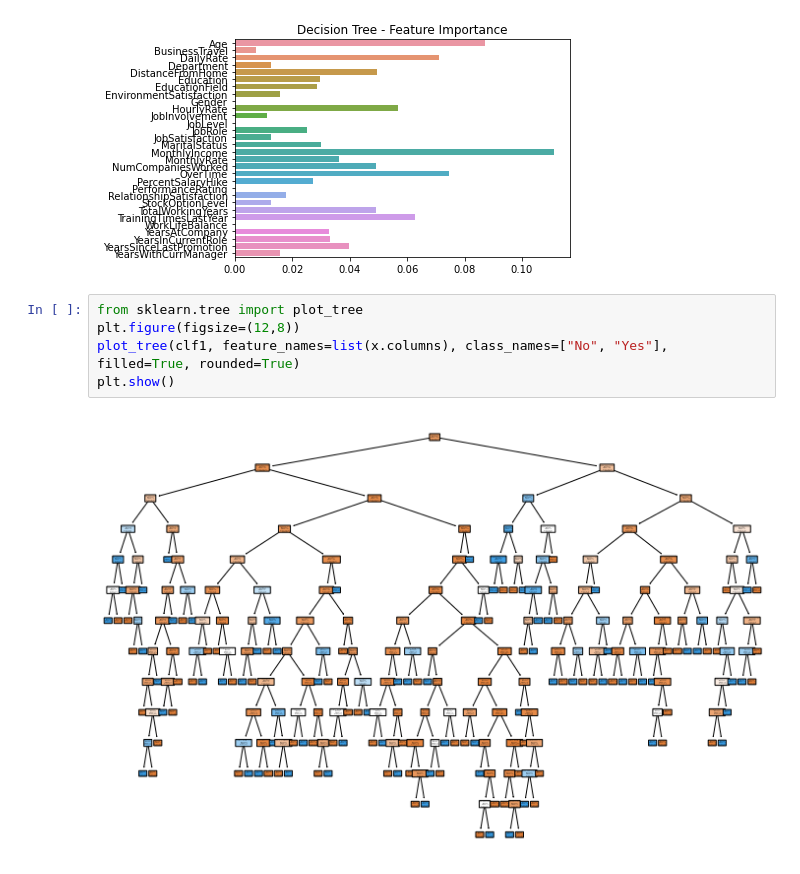
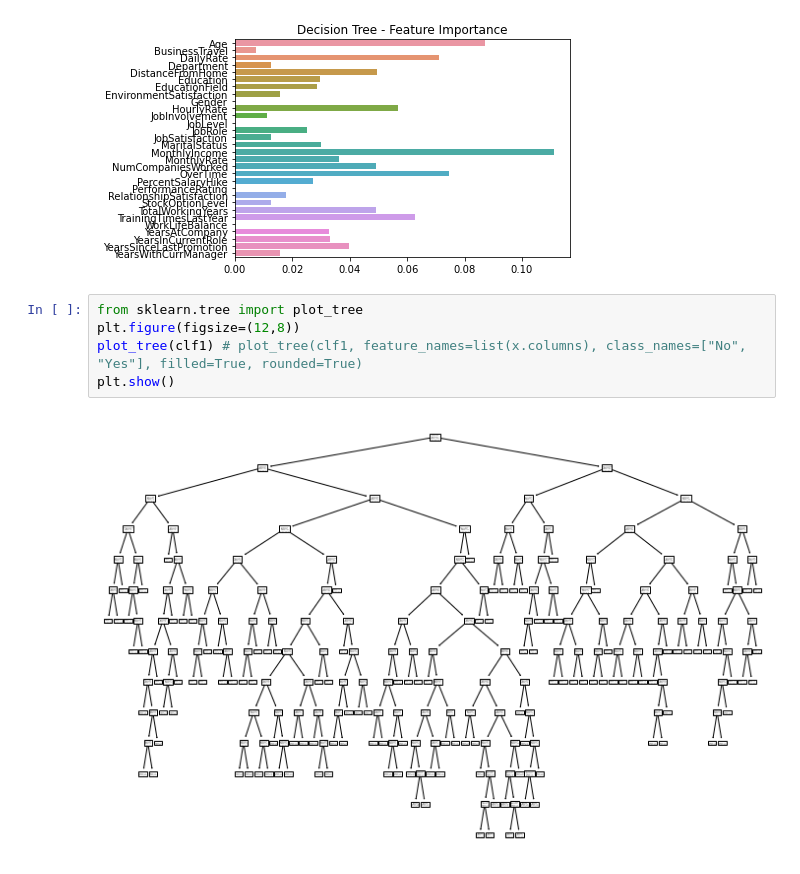
Before and after one commit to iamomkar11/Machine-Learning, a Jupyter notebook: DecisionTrees.ipynb, the cells around one changed output. Saved outputs shown, nothing was run; the diff lists cells and outputs as text.

```diff
--- a/DecisionTrees.ipynb
+++ b/DecisionTrees.ipynb
@@ -158,7 +158,7 @@ plt.show()
 # %%
 from sklearn.tree import plot_tree
 plt.figure(figsize=(12,8))
-plot_tree(clf1, feature_names=list(x.columns), class_names=["No", "Yes"], filled=True, rounded=True)
+plot_tree(clf1) # plot_tree(clf1, feature_names=list(x.columns), class_names=["No", "Yes"], filled=True, rounded=True)
 plt.show()
 # %% [output]
-[figure, old version]
+[figure, new version]
```
Also changed, not shown: parts of 3 cells of this notebook.
